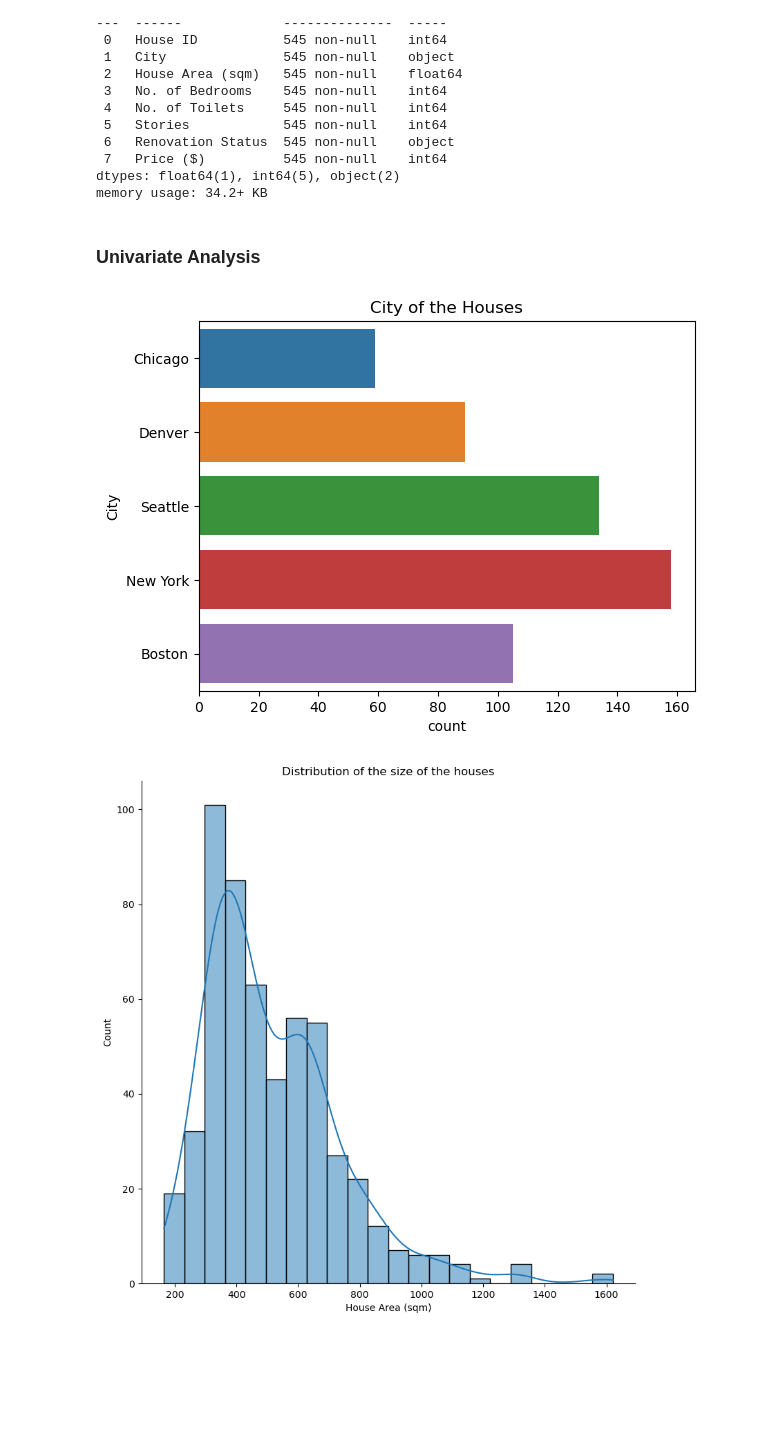
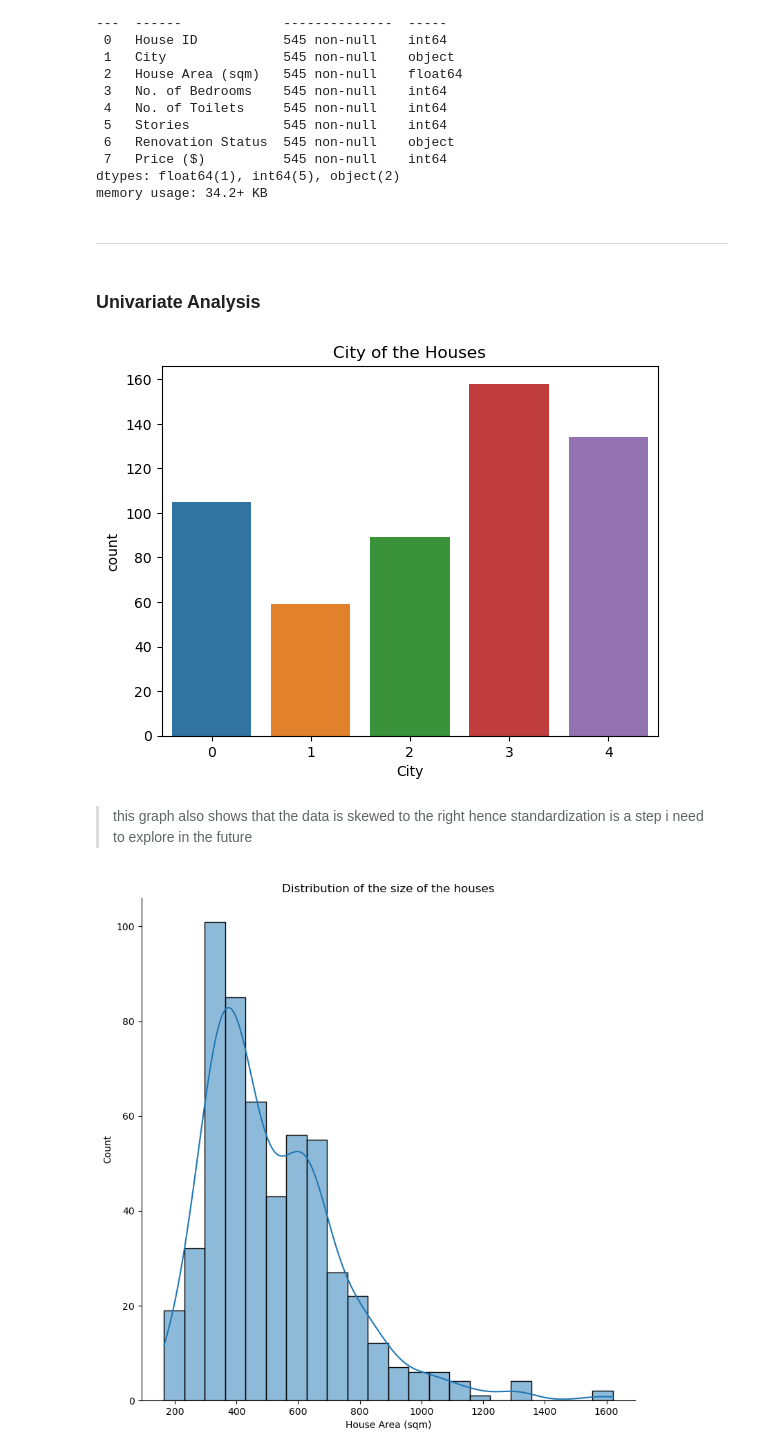
Before and after one commit to ahmakhoo/AIML-CA1, a Jupyter notebook: AIML/CA1/CA1 code part 2.ipynb, the cells around one changed output. Drawn from its saved outputs; the diff is of its cells as text; code cells hidden in the pictures; blank space fills up the shorter version.

```diff
--- a/AIML/CA1/CA1 code part 2.ipynb
+++ b/AIML/CA1/CA1 code part 2.ipynb
@@ -365,15 +365,19 @@ memory usage: 34.2+ KB
 # %%
 df = pd.read_csv('../CA1/housing_dataset.csv')
 df = df.drop('House ID', axis=1)
+# %% [markdown]
+---
 # %% [markdown]
 <h3>Univariate Analysis</h3>
 # %%
 # change the color
-sns.countplot(y = df['City'])
+sns.countplot(x = df['City'])
 plt.title('City of the Houses')
 plt.show()
 # %% [output]
-[figure, old version]
+[figure, new version]
+# %% [markdown]
+>this graph also shows that the data is skewed to the right hence standardization is a step i need to explore in the future
 # %%
 sns.displot(x='House Area (sqm)', kde=True, height=8, data=df)
 plt.title('Distribution of the size of the houses')
```
Also changed, not shown: parts of 35 cells of this notebook, 34 other files.
